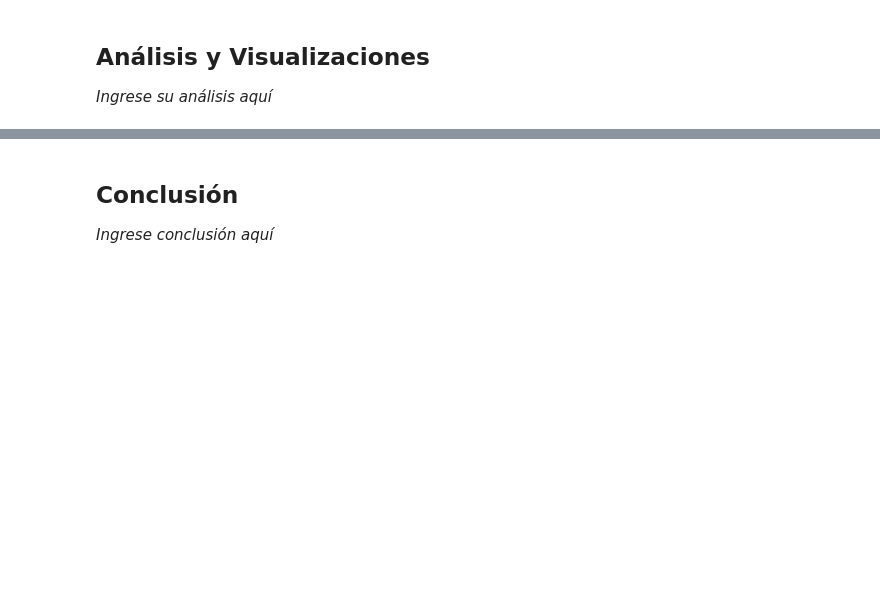
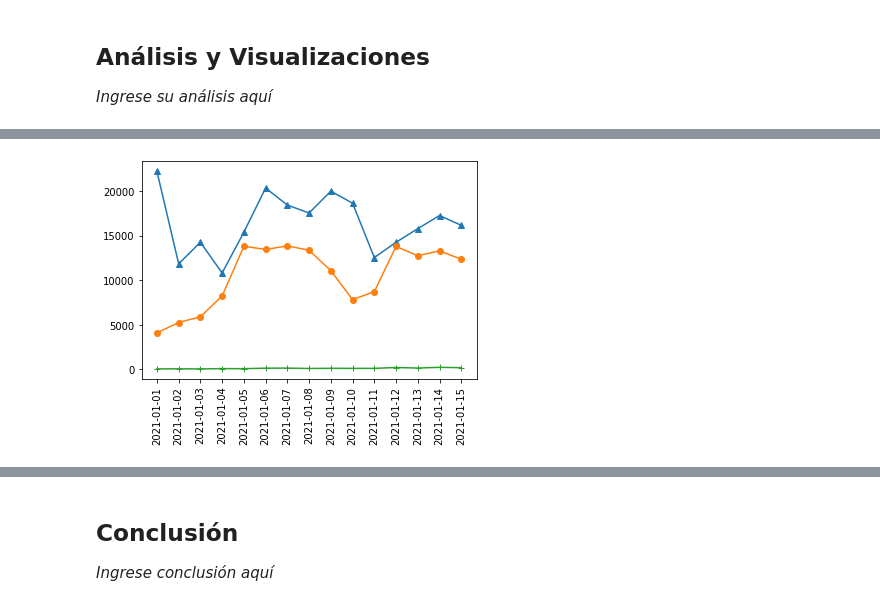
Before and after one commit to gonzalowho/DataScience, a Jupyter notebook: 100.Examen/2022/Ejercicio_Parcial_1_Bimestre.ipynb, the cells around one changed output, grey strips where cells are left out. Cells and saved outputs as stored; diff of their text form; code cells hidden in the pictures; blank space fills up the shorter version.

```diff
--- a/100.Examen/2022/Ejercicio_Parcial_1_Bimestre.ipynb
+++ b/100.Examen/2022/Ejercicio_Parcial_1_Bimestre.ipynb
@@ -215,0 +144,25 @@ usa_df
+# %%
+# Ingrese#arg_df = filtered_df[filtered_df['iso_code']==('ARG')]
+#usa_df = filtered_df[filtered_df['iso_code']==('ITA')]
+#chn_df = filtered_df[filtered_df['iso_code']==('CHN')]
+#df4 = filtered_df[filtered_df['iso_code'].isin(country_list)]
+#arg_cases = arg_df["new_cases"].tolist()
+##bra_cases = usa_df["new_cases"].tolist()
+#chn_cases = chn_df["new_cases"].tolist()
+lista_dates = arg_df["date"].tolist()
+#ist_of_single_column = df['DOB'].tolist()
+
+
+dic={"ita":bra_cases, "arg":arg_cases, "chn":chn_cases }
+dic
+
+import matplotlib.pyplot as plt
+fig = plt.figure()
+ax = fig.subplots()
+ax.plot(lista_dates, dic["ita"], marker = '^')
+ax.plot(lista_dates, dic["arg"], marker = 'o')
+ax.plot(lista_dates, dic["chn"], marker = '+')
+plt.xticks(rotation=90)
+plt.show()
+# %% [output]
+[figure, added]
```
Also changed, not shown: parts of 18 cells of this notebook.
